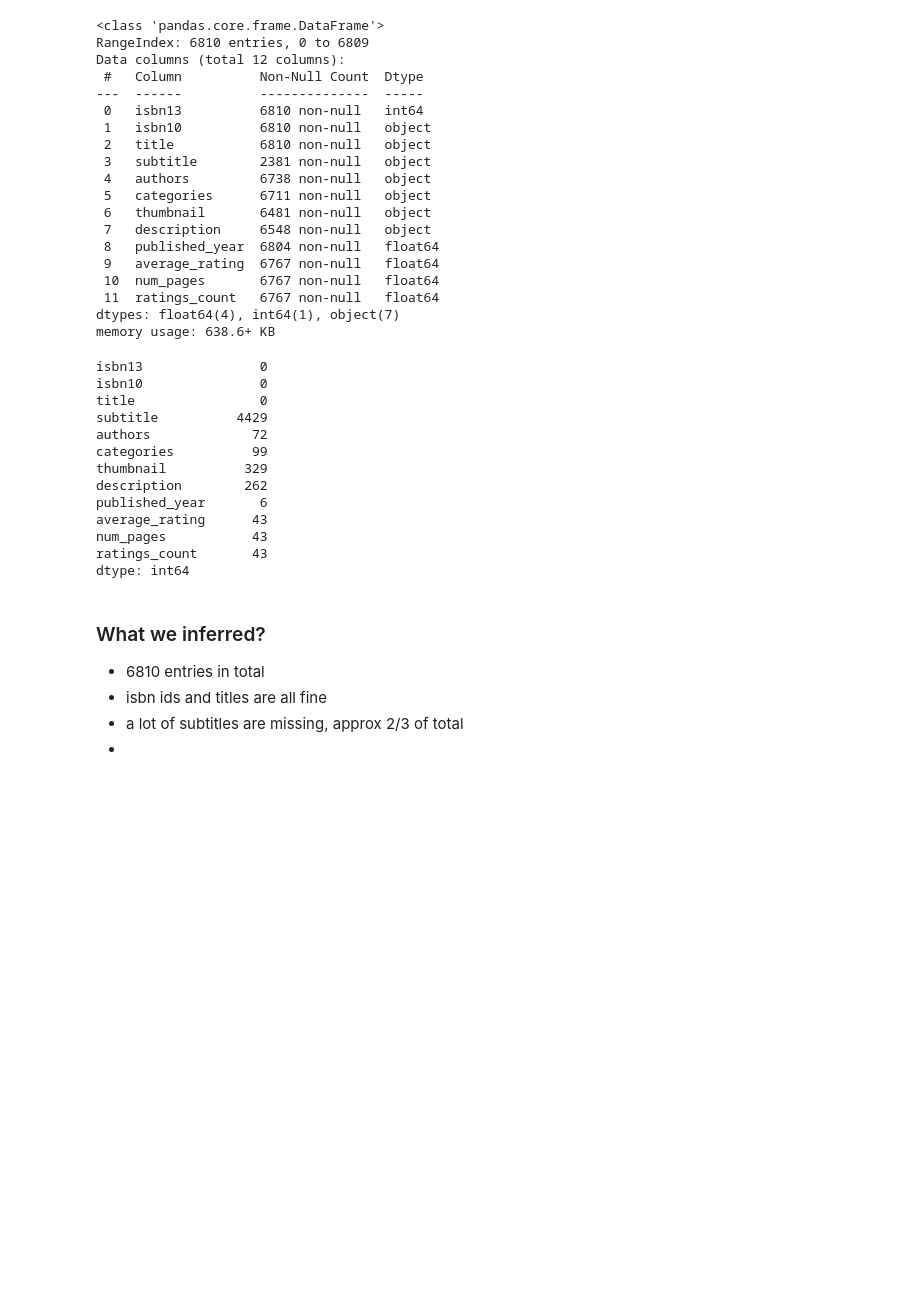
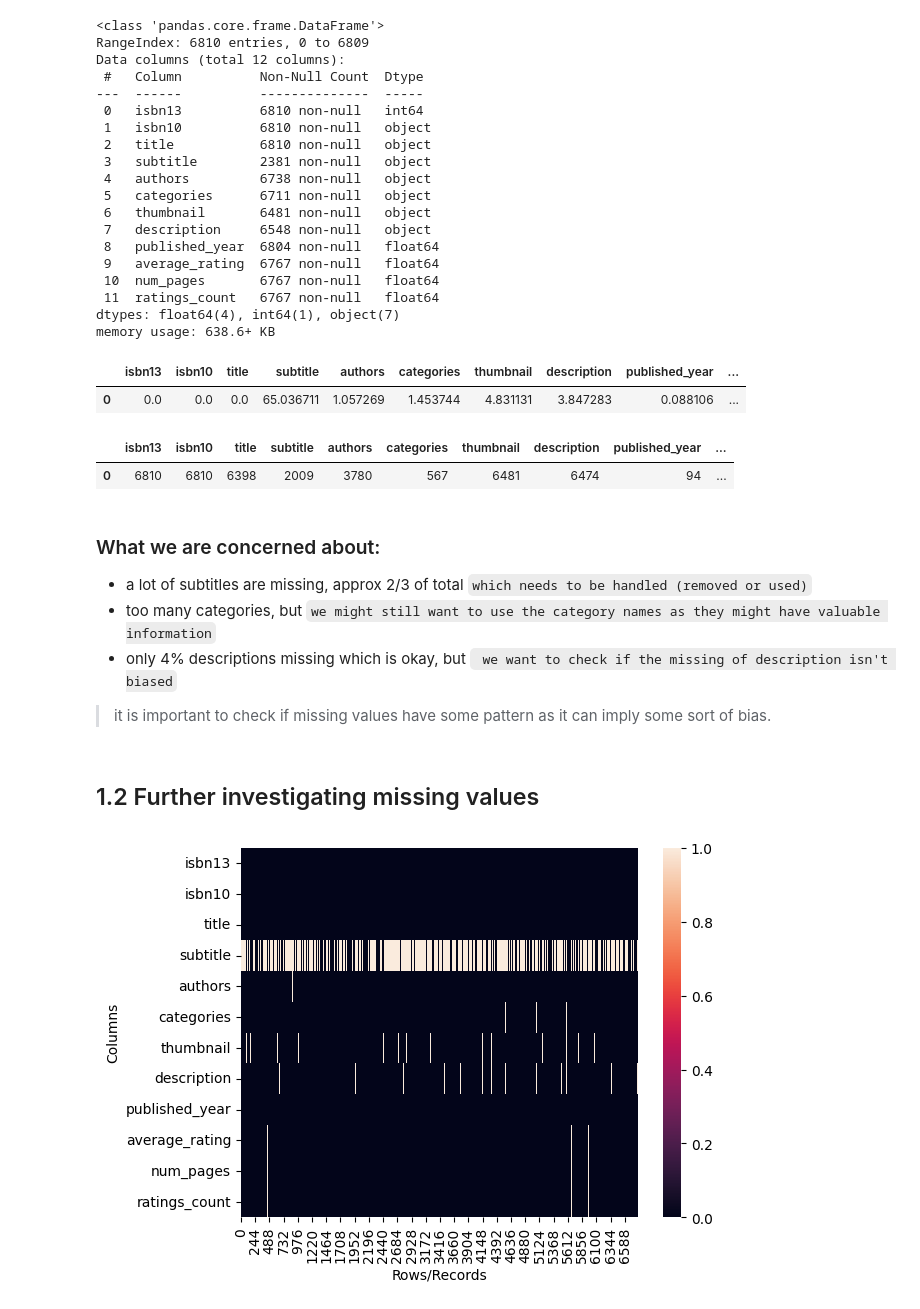
Before and after one commit to saffirex/semantic-book-recommender, a Jupyter notebook: eda.ipynb, the cells around one changed output. Cells and saved outputs as stored; diff of their text form; code cells hidden in the pictures; blank space fills up the shorter version.

```diff
--- a/eda.ipynb
+++ b/eda.ipynb
@@ -43,25 +43,28 @@ Data columns (total 12 columns):
 dtypes: float64(4), int64(1), object(7)
 memory usage: 638.6+ KB
 # %%
-null_counts = books.isnull().sum()
-null_counts
+# null_counts = books.isnull().sum()
+# null_counts
+# null_percent = (null_counts / len(books)) * 100
+
+#or
+null_percent = books.isnull().mean() * 100
+null_percent.to_frame().T
 # %% [output]
-isbn13               0
-isbn10               0
-title                0
-subtitle          4429
-authors             72
-categories          99
-thumbnail          329
-description        262
-published_year       6
-average_rating      43
-num_pages           43
-ratings_count       43
-dtype: int64
+|  | isbn13 | isbn10 | title | subtitle | authors | categories | thumbnail | description | published_year | ... |
+| 0 | 0.0 | 0.0 | 0.0 | 65.036711 | 1.057269 | 1.453744 | 4.831131 | 3.847283 | 0.088106 | ... |
+# %%
+unique_counts = books.nunique().to_frame().T
+unique_counts
+# %% [output]
+|  | isbn13 | isbn10 | title | subtitle | authors | categories | thumbnail | description | published_year | ... |
+| 0 | 6810 | 6810 | 6398 | 2009 | 3780 | 567 | 6481 | 6474 | 94 | ... |
 # %% [markdown]
-### What we inferred?
-- 6810 entries in total
-- isbn ids and titles are all fine
-- a lot of subtitles are missing, approx 2/3 of total
--
+### What we are concerned about:
+- a lot of subtitles are missing, approx 2/3 of total `which needs to be handled (removed or used)`
+- too many categories, but `we might still want to use the category names as they might have valuable information`
+- only 4% descriptions missing which is okay, but ` we want to check if the missing of description isn't biased`
+
+> it is important to check if missing values have some pattern as it can imply some sort of bias.
+# %% [markdown]
+## 1.2 Further investigating missing values
@@ -67,0 +74,9 @@ dtype: int64
+# %%
+
+ax = plt.axes()
+sns.heatmap(books.isna().T, cbar=True, ax =ax)
+plt.xlabel("Rows/Records")
+plt.ylabel("Columns")
+plt.show()
+# %% [output]
+[figure, added]
```
Also changed, not shown: parts of 8 cells of this notebook.
